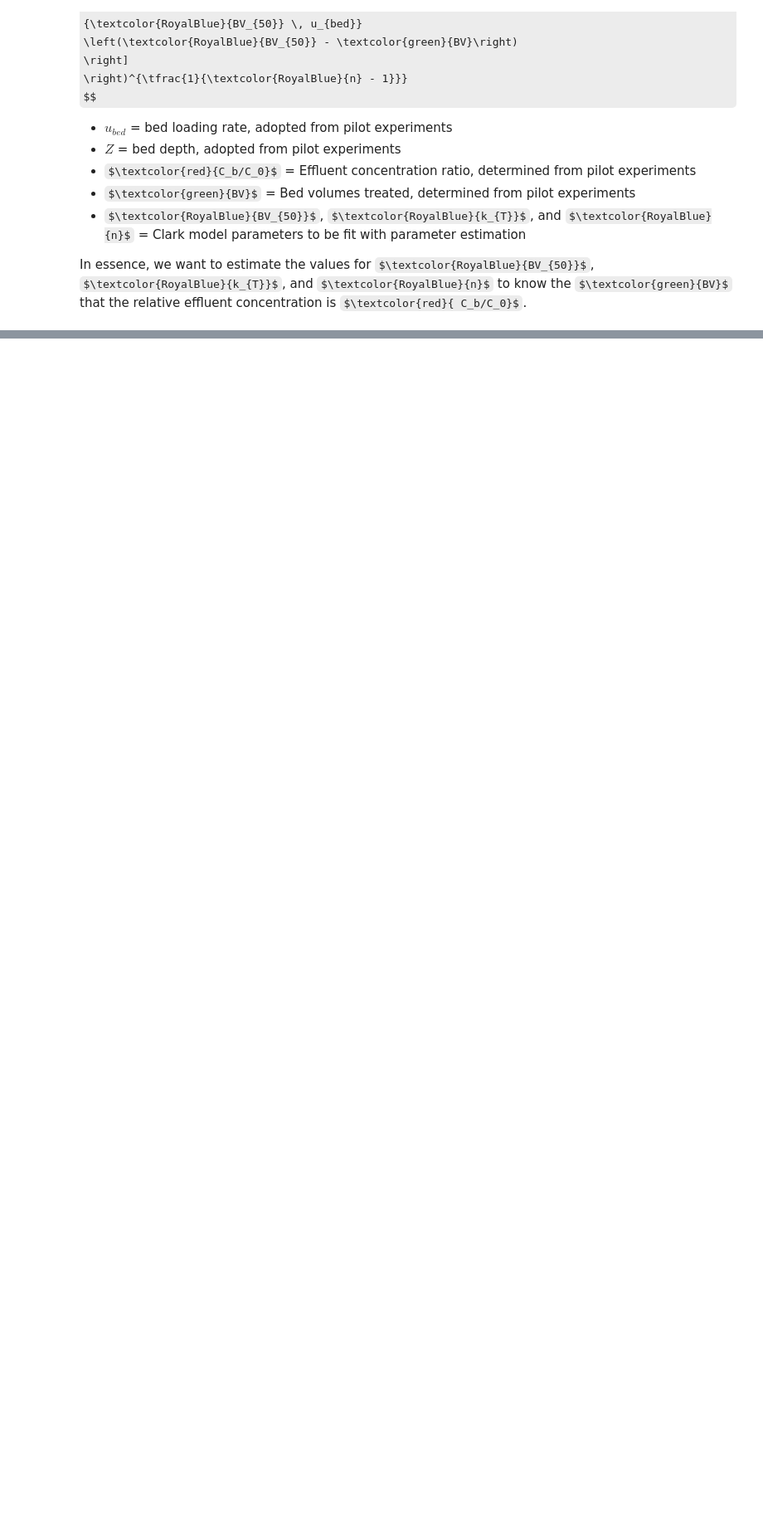
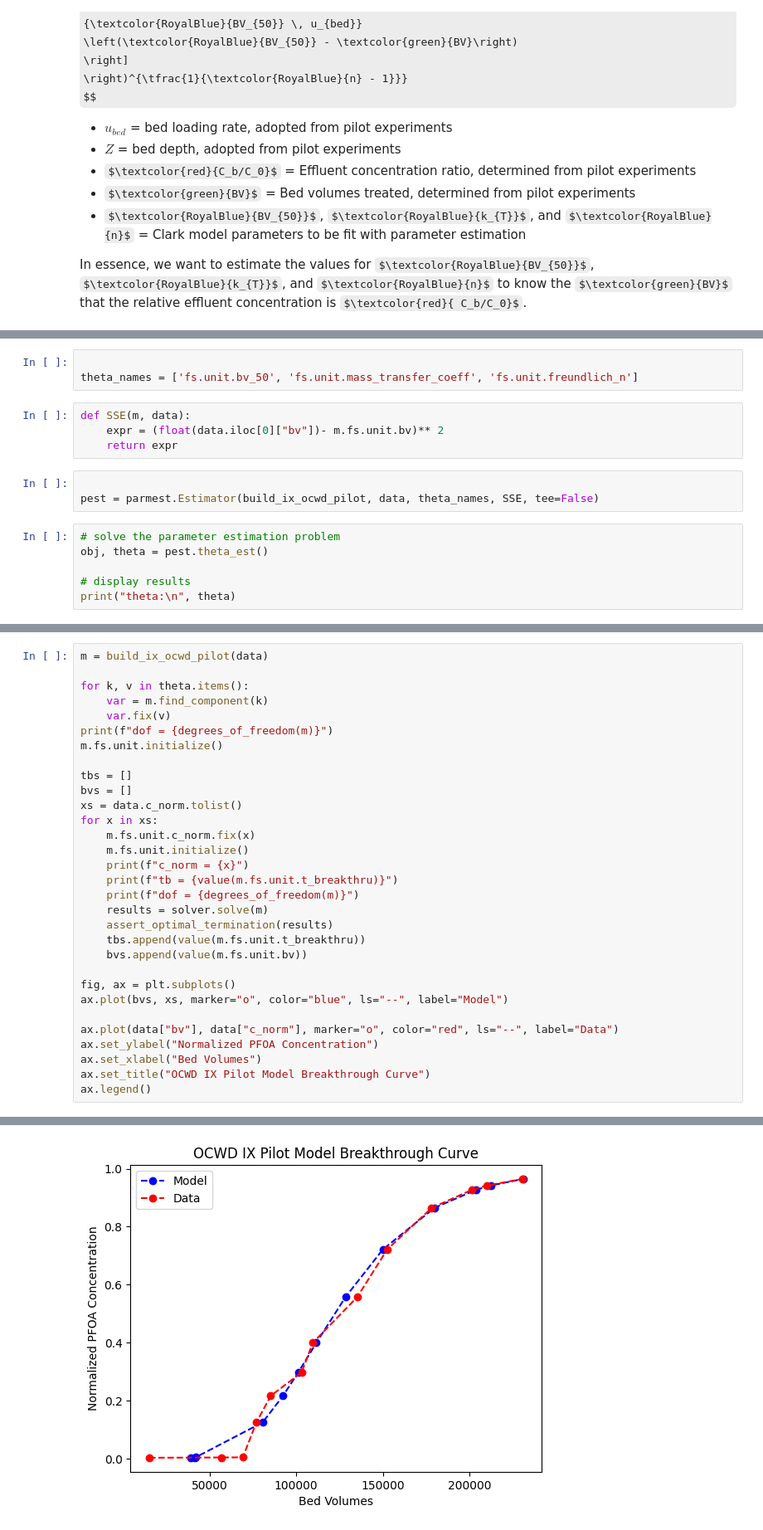
Before and after one commit to sufikaur/myfork-watertap_academy_fall_2025, a Jupyter notebook: week6/parmest_ix.ipynb, the cells around one changed output, grey strips where cells are left out. Shown at 83% size. Drawn from its saved outputs; the diff is of its cells as text; some formulas as TeX source; blank space fills up the shorter version.

```diff
--- a/week6/parmest_ix.ipynb
+++ b/week6/parmest_ix.ipynb
@@ -228,0 +324,16 @@ ion_props
+# %%
+
+theta_names = ['fs.unit.bv_50', 'fs.unit.mass_transfer_coeff', 'fs.unit.freundlich_n']
+# %%
+def SSE(m, data):
+    expr = (float(data.iloc[0]["bv"])- m.fs.unit.bv)** 2
+    return expr
+# %%
+
+pest = parmest.Estimator(build_ix_ocwd_pilot, data, theta_names, SSE, tee=False)
+# %%
+# solve the parameter estimation problem
+obj, theta = pest.theta_est()
+
+# display results
+print("theta:\n", theta)
@@ -228,0 +358,32 @@ ion_props
+# %%
+m = build_ix_ocwd_pilot(data)
+
+for k, v in theta.items():
+    var = m.find_component(k)
+    var.fix(v)
+print(f"dof = {degrees_of_freedom(m)}")
+m.fs.unit.initialize()
+
+tbs = []
+bvs = []
+xs = data.c_norm.tolist()
+for x in xs:
+    m.fs.unit.c_norm.fix(x)
+    m.fs.unit.initialize()
+    print(f"c_norm = {x}")
+    print(f"tb = {value(m.fs.unit.t_breakthru)}")
+    print(f"dof = {degrees_of_freedom(m)}")
+    results = solver.solve(m)
+    assert_optimal_termination(results)
+    tbs.append(value(m.fs.unit.t_breakthru))
+    bvs.append(value(m.fs.unit.bv))
+
+fig, ax = plt.subplots()
+ax.plot(bvs, xs, marker="o", color="blue", ls="--", label="Model")
+
+ax.plot(data["bv"], data["c_norm"], marker="o", color="red", ls="--", label="Data")
+ax.set_ylabel("Normalized PFOA Concentration")
+ax.set_xlabel("Bed Volumes")
+ax.set_title("OCWD IX Pilot Model Breakthrough Curve")
+ax.legend()
+# %% [output]
@@ -228,0 +408 @@ ion_props
+[figure, added]
```
Also changed, not shown: parts of 6 cells of this notebook, 7 other files.
